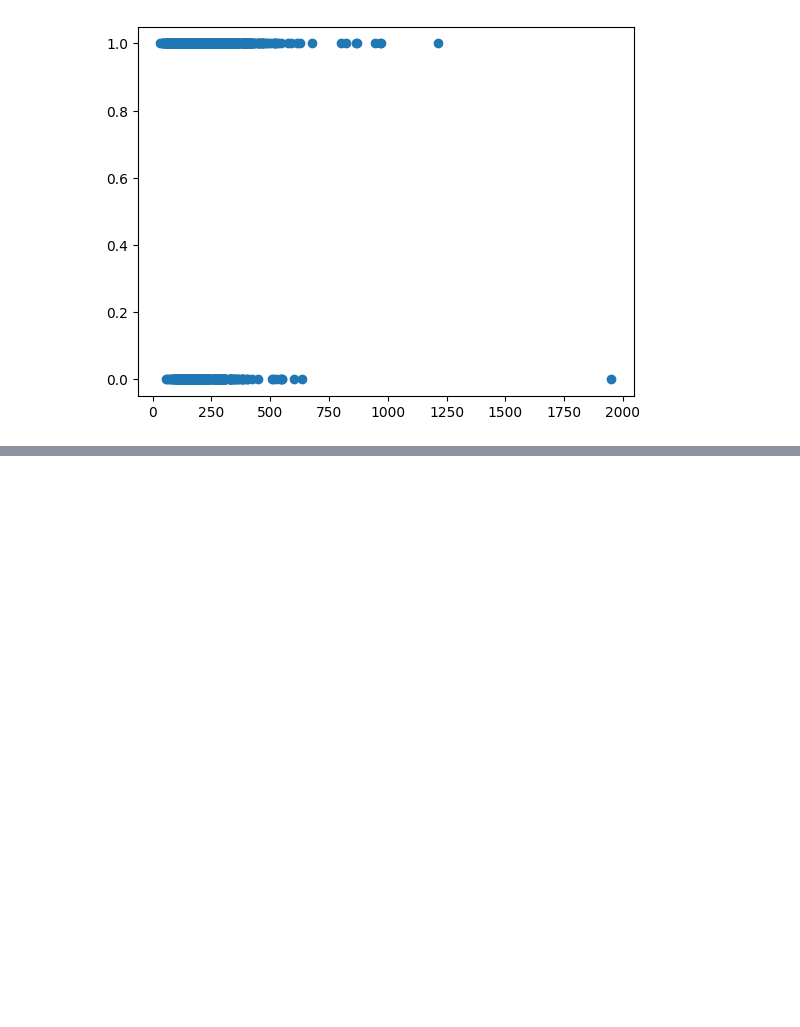
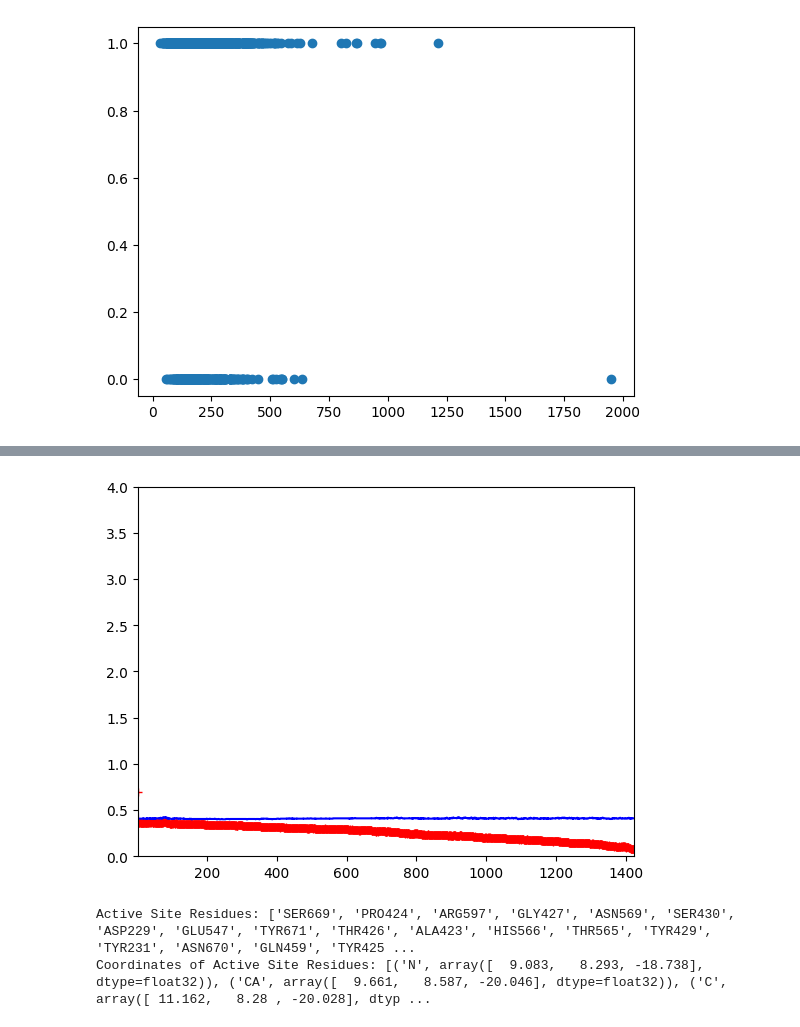
Before and after one commit to Williamarvin/Ceng3300_project, a Jupyter notebook: project.ipynb, the cells around one changed output, grey strips where cells are left out. Saved outputs shown, nothing was run; the diff lists cells and outputs as text; code cells hidden in the pictures; blank space fills up the shorter version.

```diff
--- a/project.ipynb
+++ b/project.ipynb
@@ -324,0 +495,12 @@ plt.scatter(x_train[:, 0], y_train)
+# %%
+# Randomforestclassifier
+
+from sklearn.ensemble import RandomForestClassifier
+
+rf_model = RandomForestClassifier(n_estimators=100, random_state=42)
+
+rf_model.fit(x_train, y_train)
+
+y_pred = rf_model.predict(x_test)
+
+getAccuracy(y_test, y_pred)
@@ -324,0 +525,4 @@ plt.scatter(x_train[:, 0], y_train)
+# %%
+plot_learning_curves(rf_model, x_train, y_train)
+# %% [output]
+[figure, added]
@@ -324,0 +583,13 @@ plt.scatter(x_train[:, 0], y_train)
+# %%
+pdb_filename = '4tkx.pdb'
+ligand_resname = 'SO4'  # You may need to adjust this
+cutoff = 5.0
+
+site_residues = get_active_site_residues(pdb_filename, ligand_resname, cutoff)
+print("Active Site Residues:", [res.get_resname() + str(res.get_id()[1]) for res in site_residues])
+
+coord = extract_active_site(pdb_filename, site_residues)
+print("Coordinates of Active Site Residues:", coord)
+# %% [output]
+Active Site Residues: ['SER669', 'PRO424', 'ARG597', 'GLY427', 'ASN569', 'SER430', 'ASP229', 'GLU547', 'TYR671', 'THR426', 'ALA423', 'HIS566', 'THR565', 'TYR429', 'TYR231', 'ASN670', 'GLN459', 'TYR425 ...
+Coordinates of Active Site Residues: [('N', array([  9.083,   8.293, -18.738], dtype=float32)), ('CA', array([  9.661,   8.587, -20.046], dtype=float32)), ('C', array([ 11.162,   8.28 , -20.028], dtyp ...
```
Also changed, not shown: parts of 21 cells of this notebook, 1 other file.
